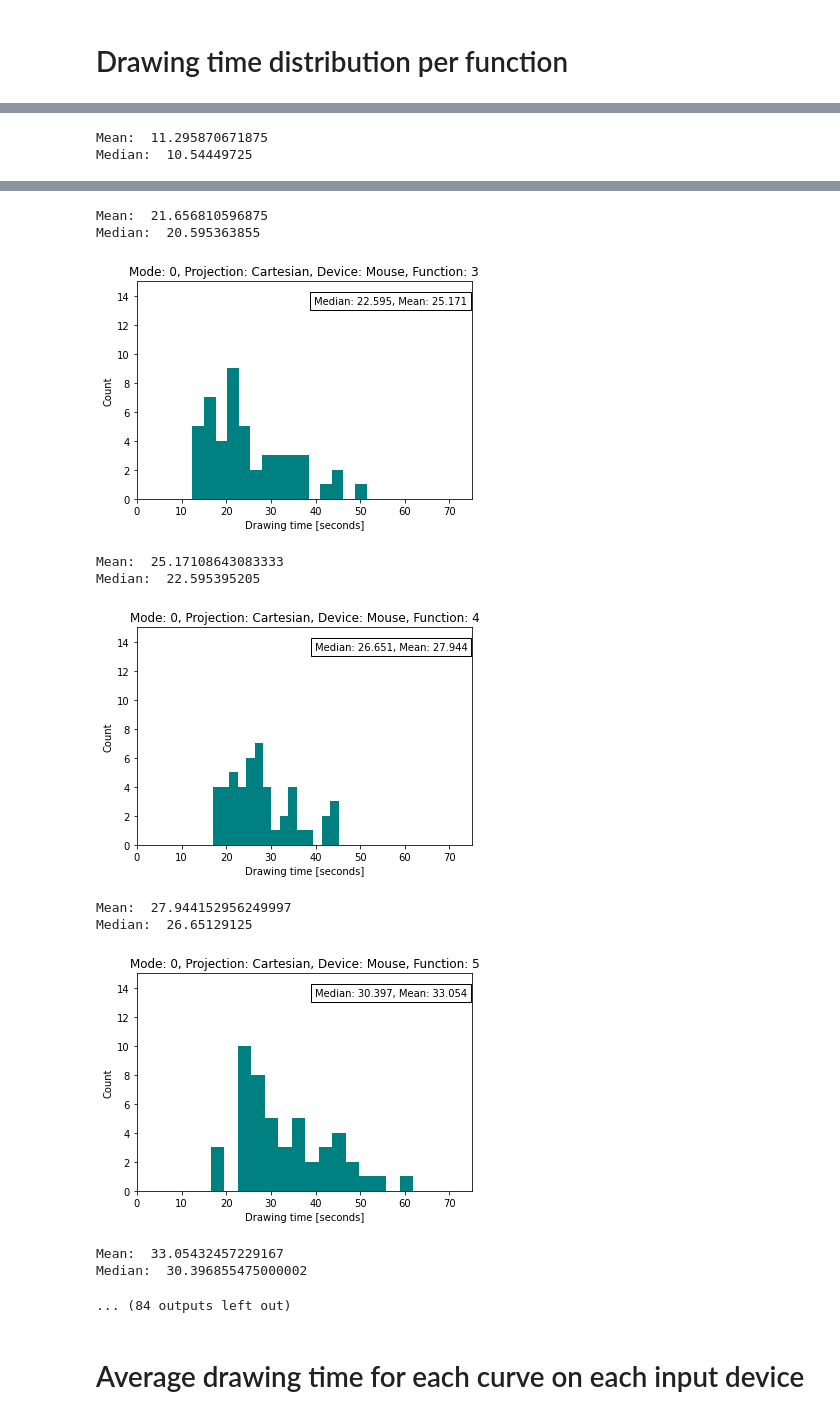
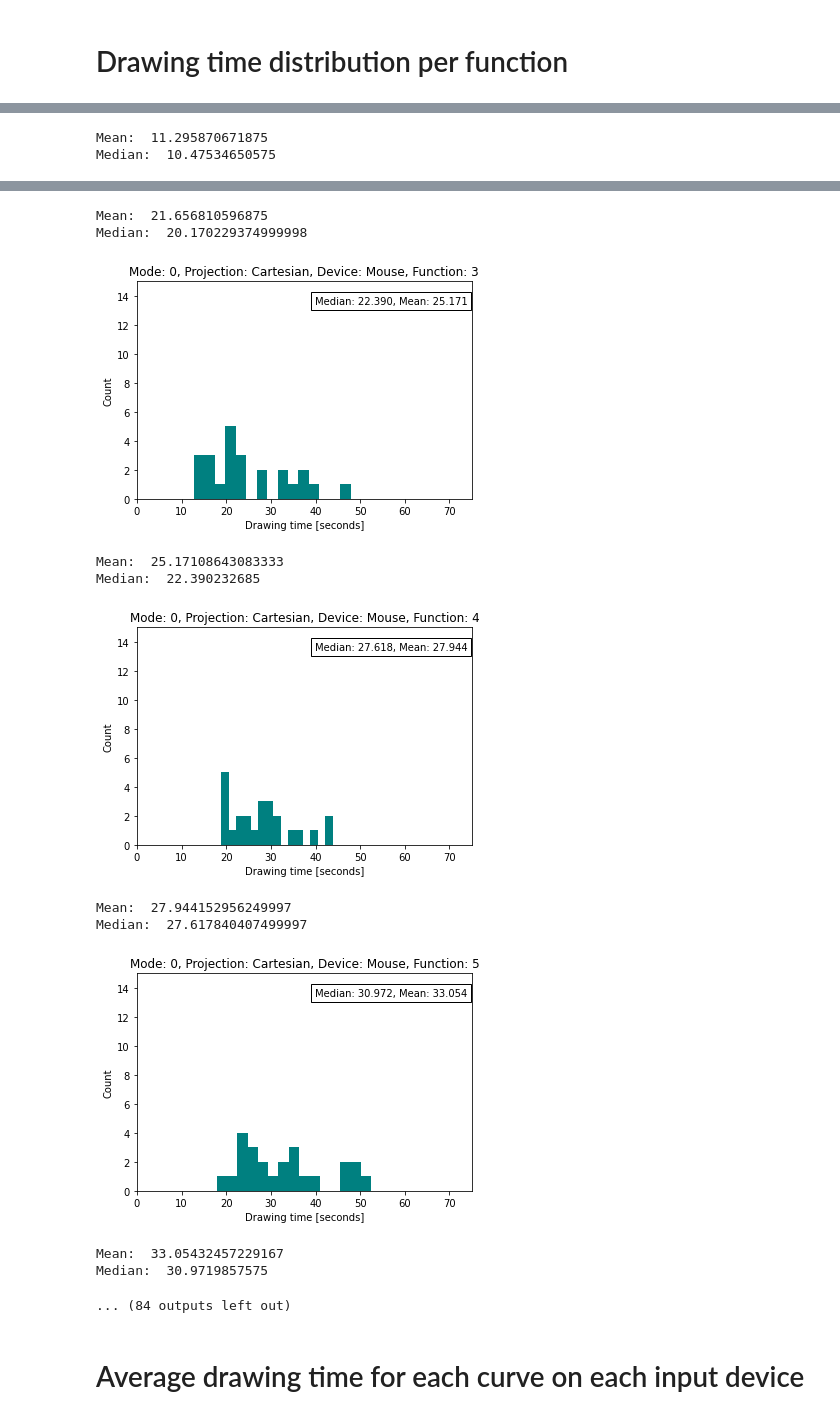
Before and after one commit to ivanazuzic/Efficiency-of-dragging-gestures, a Jupyter notebook: analysis/Analysis - Izborni projekt.ipynb, the cells around one changed output, grey strips where cells are left out. Cells and saved outputs as stored; diff of their text form; code cells hidden in the pictures.

```diff
--- a/analysis/Analysis - Izborni projekt.ipynb
+++ b/analysis/Analysis - Izborni projekt.ipynb
@@ -23,7 +34,7 @@ funcIoDs = json.load(open('index_of_difficulty-' + iodModelName +'.json'))
 figuresFoldername = 'figures'
 drawingTimeHistogramsFoldername = 'drawing_time_histograms'
 linearRegressionFoldername = 'linear_regressions'
-takeScreenshots = True
+takeScreenshots = False
 
 drawingTimeHistogramsFolderPath = figuresFoldername + "/" + drawingTimeHistogramsFoldername + "/"
 linearRegressionsFolderPath = figuresFoldername + "/" + linearRegressionFoldername \
@@ -107,7 +120,7 @@ Columns: Index(['Participant name', 'Participant age', 'Participant handedness',
 # Drawing time distribution per function
 # %%
 def getAllDrawingTimesForFunc(projection, funcId, device, experimentMode, data=df):
-        # filter out by projection, Cartesian or Polar
+    # filter out by projection, Cartesian or Polar
     drawingTimes = data[data['Function projection'] == projection]
     # filter out by function ID
     drawingTimes = drawingTimes[drawingTimes['Function ID'] == funcId]
@@ -115,9 +128,21 @@ def getAllDrawingTimesForFunc(projection, funcId, device, experimentMode, data=d
     drawingTimes = drawingTimes[drawingTimes['Test mode'] == experimentMode]
     # filter out by device
     drawingTimes = drawingTimes[drawingTimes['Device'] == device]
+
+    # for each user, find his/her average for this function
+    participants = list(set(drawingTimes["Participant name"]))
+    # find average of each participant for this function
+    retval = []
+    for participant in participants:
+        dataForParticipant = drawingTimes[drawingTimes["Participant name"] == participant]
+        avg = np.mean(dataForParticipant["Drawing time"].values)
+        retval.append(avg)
+
     drawingTimes = drawingTimes['Drawing time'].values
 
-    return drawingTimes
+    # return this to return ALL drawing times, without calculating mean for each participant
+    # return drawingTimes
+    return retval
 
 projection = "Polar"
 funcId = 0
@@ -165,2 +190,2 @@ Median:  8.14989686
 Mean:  11.295870671875
-Median:  10.54449725
+Median:  10.47534650575
@@ -168,14 +193,14 @@ Median:  10.54449725
 Mean:  21.656810596875
-Median:  20.595363855
+Median:  20.170229374999998
-[figure, old version]
+[figure, new version]
 Mean:  25.17108643083333
-Median:  22.595395205
+Median:  22.390232685
-[figure, old version]
+[figure, new version]
 Mean:  27.944152956249997
-Median:  26.65129125
+Median:  27.617840407499997
-[figure, old version]
+[figure, new version]
 Mean:  33.05432457229167
-Median:  30.396855475000002
+Median:  30.9719857575
 ... (84 outputs left out)
 # %% [markdown]
 # Average drawing time for each curve on each input device
```
Also changed, not shown: parts of 13 cells of this notebook, 8 other files.
